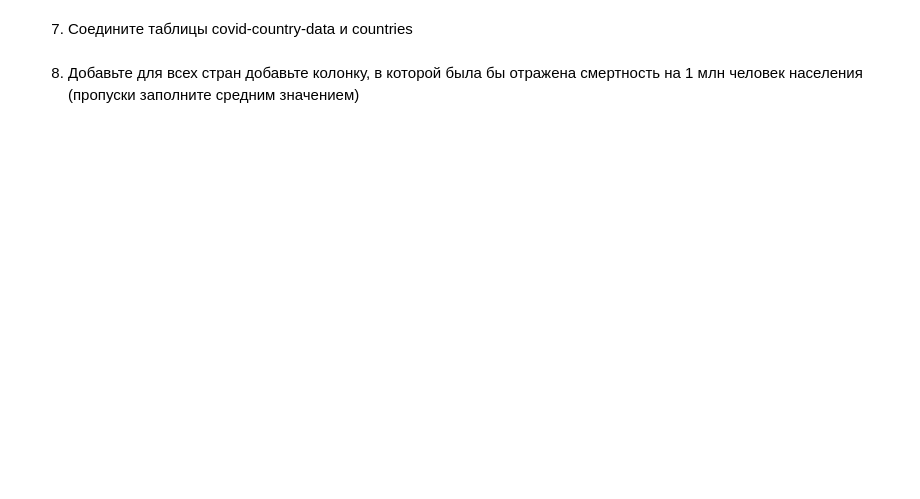
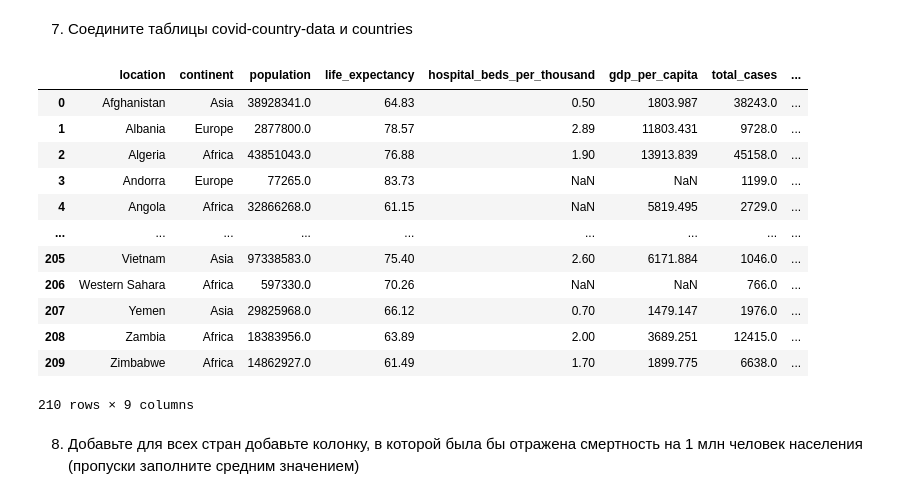
Before and after one commit to resdt/ml-course, a Jupyter notebook: lab1/main.ipynb, the cells around one changed output. Saved outputs shown, nothing was run; the diff lists cells and outputs as text; code cells hidden in the pictures; blank space fills up the shorter version.

```diff
--- a/lab1/main.ipynb
+++ b/lab1/main.ipynb
@@ -39,4 +136,4 @@ import pandas as pd
 # %%
 # Load data here
 # %%
-data = pd.read_csv('countries.csv')
+data = pd.read_csv('data/countries.csv')
@@ -72,8 +208,22 @@ data.sort_values(by="gdp_per_capita", ascending=False).head(25).sort_values(by="
 # %% [markdown]
 7. Соедините таблицы covid-country-data и countries
 # %%
-df_covid = pd.read_csv("covid-country-data.csv")
+df_covid = pd.read_csv("data/covid-country-data.csv")
 data.merge(df_covid, left_on="location", right_on="location", how="left")
+# %% [output]
+|  | location | continent | population | life_expectancy | hospital_beds_per_thousand | gdp_per_capita | total_cases | ... |
+| 0 | Afghanistan | Asia | 38928341.0 | 64.83 | 0.50 | 1803.987 | 38243.0 | ... |
+| 1 | Albania | Europe | 2877800.0 | 78.57 | 2.89 | 11803.431 | 9728.0 | ... |
+| 2 | Algeria | Africa | 43851043.0 | 76.88 | 1.90 | 13913.839 | 45158.0 | ... |
+| 3 | Andorra | Europe | 77265.0 | 83.73 | NaN | NaN | 1199.0 | ... |
+| 4 | Angola | Africa | 32866268.0 | 61.15 | NaN | 5819.495 | 2729.0 | ... |
+| ... | ... | ... | ... | ... | ... | ... | ... | ... |
+| 205 | Vietnam | Asia | 97338583.0 | 75.40 | 2.60 | 6171.884 | 1046.0 | ... |
+| 206 | Western Sahara | Africa | 597330.0 | 70.26 | NaN | NaN | 766.0 | ... |
+| 207 | Yemen | Asia | 29825968.0 | 66.12 | 0.70 | 1479.147 | 1976.0 | ... |
+| 208 | Zambia | Africa | 18383956.0 | 63.89 | 2.00 | 3689.251 | 12415.0 | ... |
+| 209 | Zimbabwe | Africa | 14862927.0 | 61.49 | 1.70 | 1899.775 | 6638.0 | ... |
+210 rows × 9 columns
 # %% [markdown]
 8. Добавьте для всех стран добавьте колонку, в которой была бы отражена смертность на 1 млн человек населения (пропуски заполните средним значением)
 # %%
```
Also changed, not shown: parts of 22 cells of this notebook.
